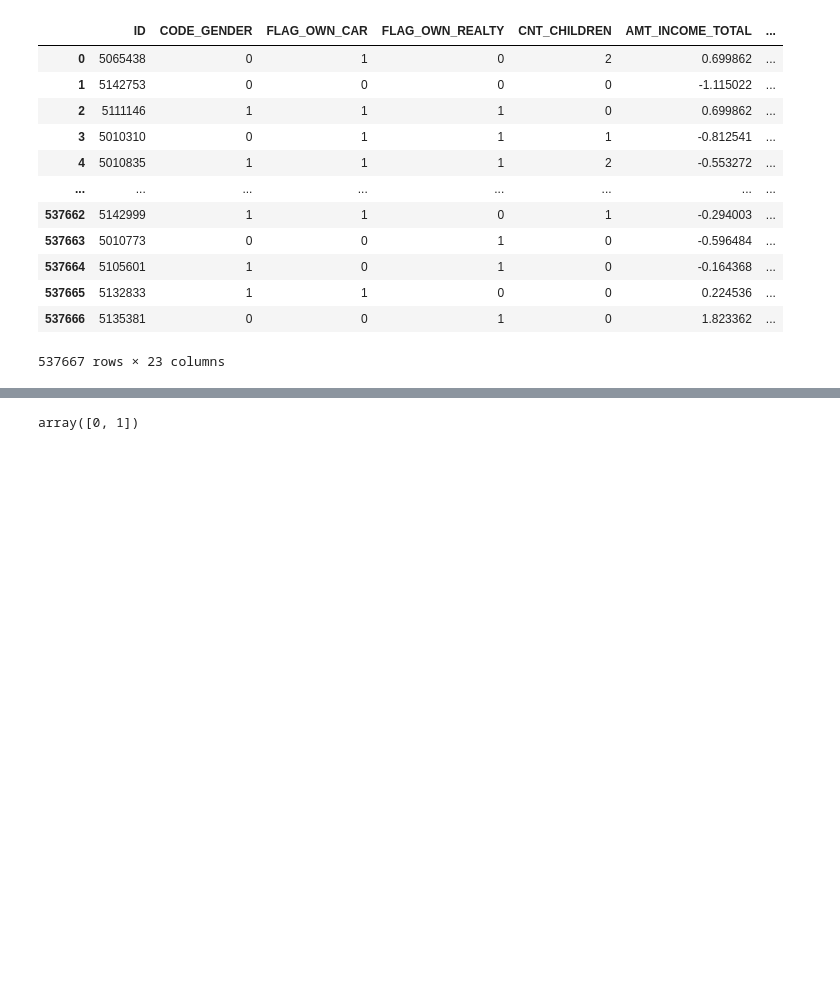
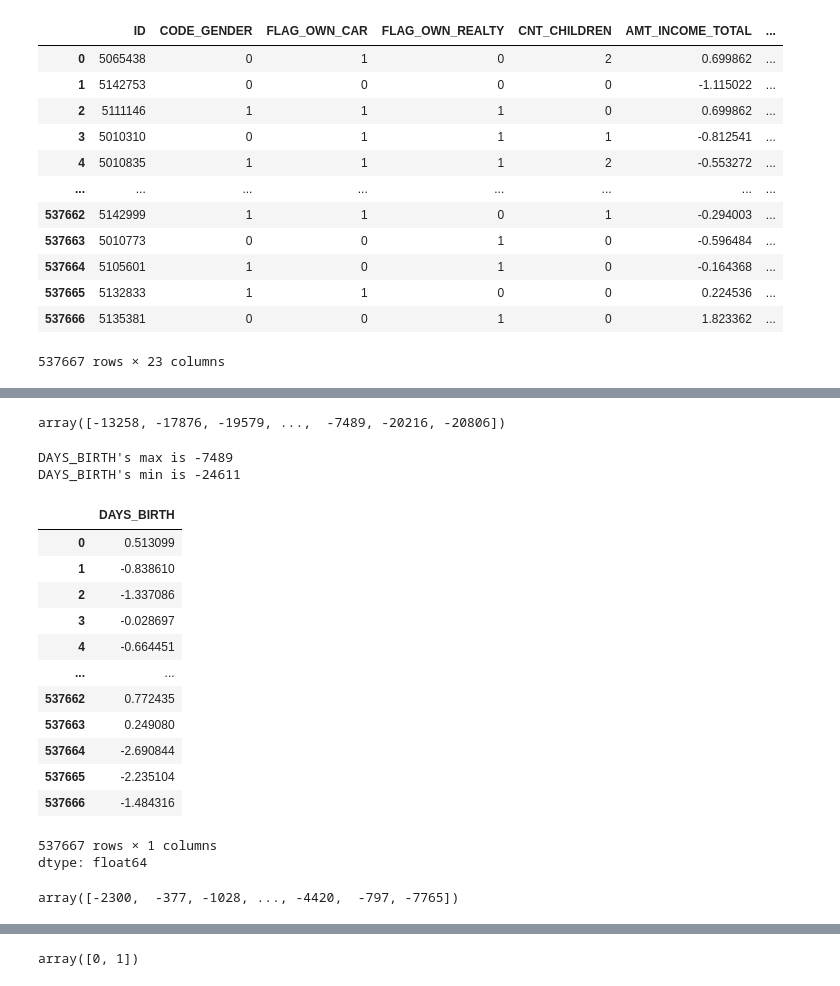
Before and after one commit to alien-traveler/CSE151A_Project, a Jupyter notebook: merged_preprocess.ipynb, the cells around one changed output, grey strips where cells are left out. Cells and saved outputs as stored; diff of their text form; code cells hidden in the pictures; blank space fills up the shorter version.

```diff
--- a/merged_preprocess.ipynb
+++ b/merged_preprocess.ipynb
@@ -11,5 +11,5 @@ Mounted at /content/drive
 # %%
-file_path = '/content/drive/MyDrive/Colab Notebooks/CSE_151A/Proj1/credit_card_approval.csv'
+file_path = '/content/drive/MyDrive/Colab Notebooks/CSE151A/Proj1/credit_card_approval.csv'
 df = pd.read_csv(file_path)
 df.head()
 # %% [output]
@@ -172,0 +179,3 @@ data_encoded
+# %%
+df = pd.get_dummies(df, columns=['NAME_FAMILY_STATUS'], prefix='FAMILY_STATUS')
+df
@@ -172,0 +203,3 @@ data_encoded
+# %%
+df = pd.get_dummies(df, columns=['NAME_HOUSING_TYPE'], prefix='HOUSING_TYPE')
+df
@@ -172,0 +220,35 @@ data_encoded
+# %%
+# DAYS_BIRTH
+df['DAYS_BIRTH'].unique()
+# %% [output]
+array([-13258, -17876, -19579, ...,  -7489, -20216, -20806])
+# %%
+print(f"DAYS_BIRTH's max is {max(df['DAYS_BIRTH'])}")
+print(f"DAYS_BIRTH's min is {min(df['DAYS_BIRTH'])}")
+# %% [output]
+DAYS_BIRTH's max is -7489
+DAYS_BIRTH's min is -24611
+# %%
+scaler = StandardScaler()
+df['DAYS_BIRTH'] = scaler.fit_transform(df['DAYS_BIRTH'].values.reshape(-1, 1))
+df['DAYS_BIRTH']
+# %% [output]
+|  | DAYS_BIRTH |
+| 0 | 0.513099 |
+| 1 | -0.838610 |
+| 2 | -1.337086 |
+| 3 | -0.028697 |
+| 4 | -0.664451 |
+| ... | ... |
+| 537662 | 0.772435 |
+| 537663 | 0.249080 |
+| 537664 | -2.690844 |
+| 537665 | -2.235104 |
+| 537666 | -1.484316 |
+537667 rows × 1 columns
+dtype: float64
+# %%
+# DAYS_EMPLOYED
+df['DAYS_EMPLOYED'].unique()
+# %% [output]
+array([-2300,  -377, -1028, ..., -4420,  -797, -7765])
```
Also changed, not shown: parts of 12 cells of this notebook, 1 other file.
